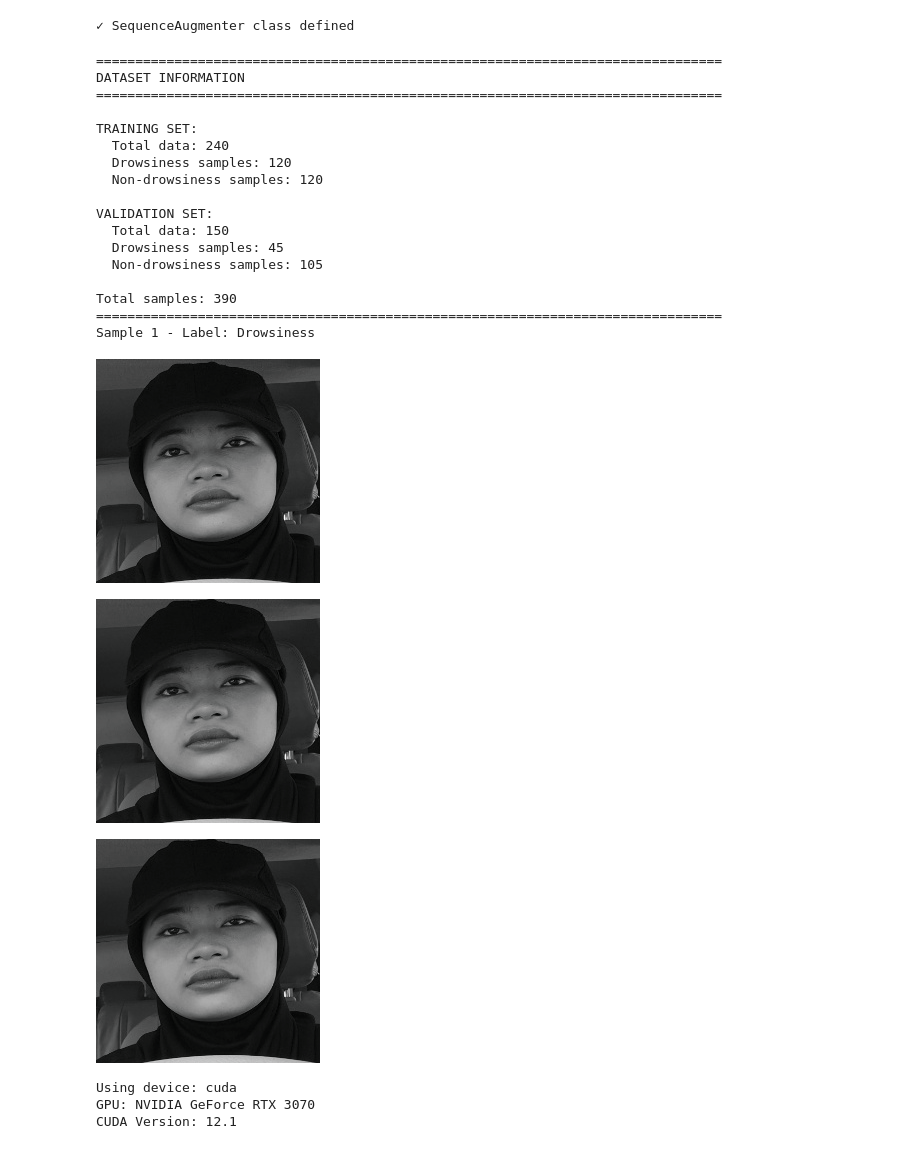
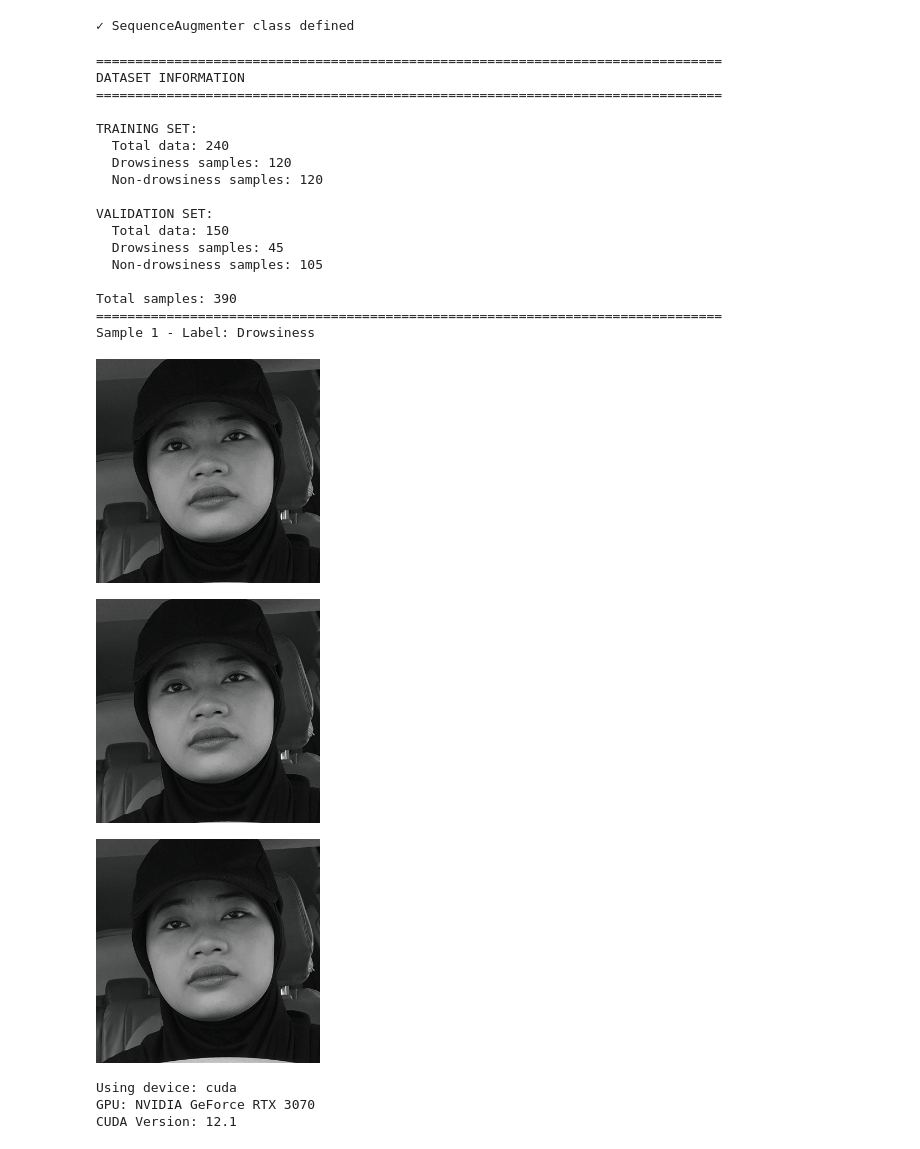
Before and after one commit to NSquid/Data-Slayer-3.0, a Jupyter notebook: CNN+LSTM_training.ipynb, the cells around one changed output. Drawn from its saved outputs; the diff is of its cells as text; code cells hidden in the pictures.

```diff
--- a/CNN+LSTM_training.ipynb
+++ b/CNN+LSTM_training.ipynb
@@ -283,23 +292,10 @@ transform = transforms.Compose([
 #     print(f"  Training: {len(train_dataset)} samples")
 #     print(f"  Validation: {length_val_data} samples")
 # %%
-# Transform untuk preprocessing
-# transform = transforms.Compose([
-#     transforms.Resize((224, 224)),
-#     transforms.ToTensor(),
-#     transforms.Normalize(mean=[0.485, 0.456, 0.406], std=[0.229, 0.224, 0.225])
-# ])
 
-# transform the image into grayscale
-transform = transforms.Compose([
-    transforms.Resize((224, 224)),
-    transforms.Grayscale(num_output_channels=3),  # Convert to 3-channel grayscale
-    transforms.ToTensor(),
-    transforms.Normalize(mean=[0.485, 0.456, 0.406], std=[0.229, 0.224, 0.225])
-])
 
 # Path ke folder output untuk TRAINING
-output_dir = r"./final_train"
+output_dir = r"./mp_output"
 drowsiness_dir = os.path.join(output_dir, "drowsiness_faces")
 non_drowsiness_dir = os.path.join(output_dir, "non-drowsiness_faces")
 
@@ -368,36 +364,36 @@ print(f"="*80)
 
 # display top 5 images from training dataset
 for i in range(1):
     frames, label = train_dataset[i]
     print(f"Sample {i+1} - Label: {'Drowsiness' if label == 1 else 'Non-drowsiness'}")
     for j in range(frames.shape[0]):
         if j >= 3:
             break
         img = frames[j].permute(1, 2, 0).numpy()
         img = (img * np.array([0.229, 0.224, 0.225]) + np.array([0.485, 0.456, 0.406]))  # Denormalize
         img = np.clip(img, 0, 1)
         display(Image.fromarray((img * 255).astype(np.uint8)))
 # %% [output]
 ================================================================================
 DATASET INFORMATION
 ================================================================================
 
 TRAINING SET:
   Total data: 240
   Drowsiness samples: 120
   Non-drowsiness samples: 120
 
 VALIDATION SET:
   Total data: 150
   Drowsiness samples: 45
   Non-drowsiness samples: 105
 
 Total samples: 390
 ================================================================================
 Sample 1 - Label: Drowsiness
-[figure, old version]
+[figure, new version]
-[figure, old version]
+[figure, new version]
-[figure, old version]
+[figure, new version]
 # %%
 import timm
 from torch.optim import Adam
```
Also changed, not shown: parts of 10 cells of this notebook, 2 other files.
